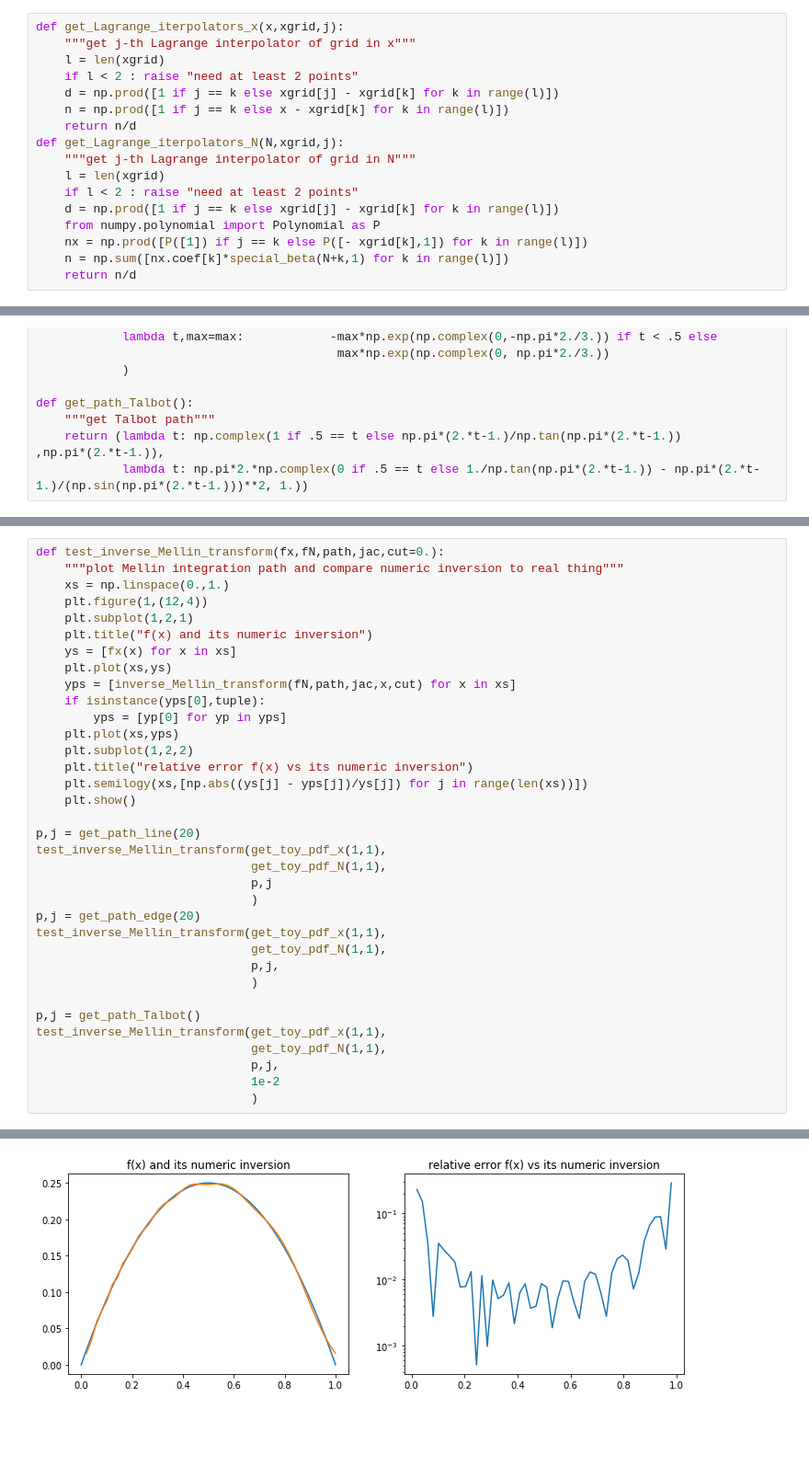
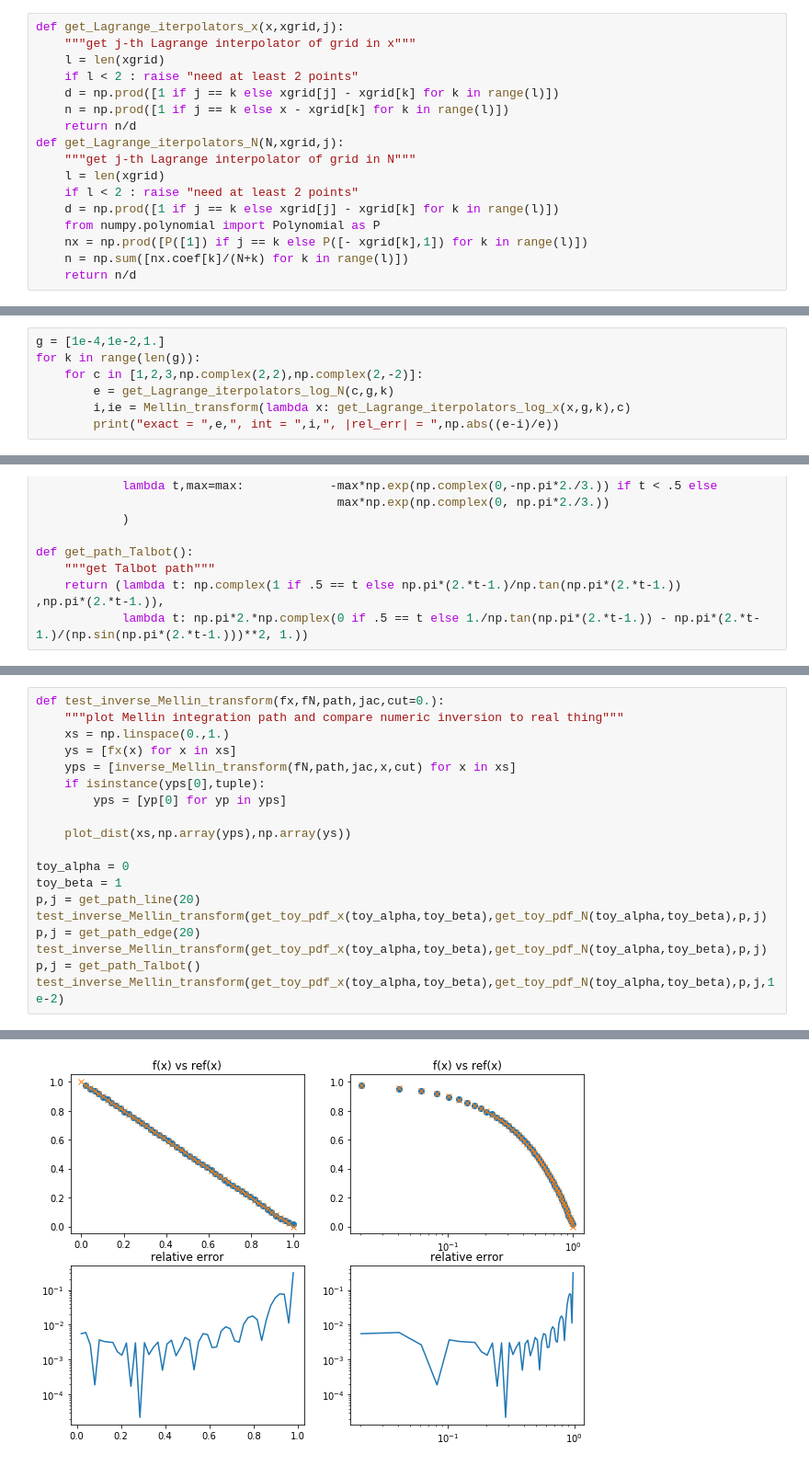
Before and after one commit to NNPDF/eko, a Jupyter notebook: jupyter/interpolation.ipynb, the cells around one changed output, grey strips where cells are left out. Shown at 92% size. Saved outputs shown, nothing was run; the diff lists cells and outputs as text; blank space fills up the shorter version.

```diff
--- a/jupyter/interpolation.ipynb
+++ b/jupyter/interpolation.ipynb
@@ -47,5 +47,5 @@ def get_Lagrange_iterpolators_N(N,xgrid,j):
     d = np.prod([1 if j == k else xgrid[j] - xgrid[k] for k in range(l)])
     from numpy.polynomial import Polynomial as P
     nx = np.prod([P([1]) if j == k else P([- xgrid[k],1]) for k in range(l)])
-    n = np.sum([nx.coef[k]*special_beta(N+k,1) for k in range(l)])
+    n = np.sum([nx.coef[k]/(N+k) for k in range(l)])
     return n/d
@@ -158,0 +202,7 @@ test_iterpolation_N(get_toy_pdf_x(toy_alpha,toy_beta),
+# %%
+g = [1e-4,1e-2,1.]
+for k in range(len(g)):
+    for c in [1,2,3,np.complex(2,2),np.complex(2,-2)]:
+        e = get_Lagrange_iterpolators_log_N(c,g,k)
+        i,ie = Mellin_transform(lambda x: get_Lagrange_iterpolators_log_x(x,g,k),c)
+        print("exact = ",e,", int = ",i,", |rel_err| = ",np.abs((e-i)/e))
@@ -210,44 +308,28 @@ plot_path(p,j,np.linspace(.2,.8))
 # %%
 def test_inverse_Mellin_transform(fx,fN,path,jac,cut=0.):
     """plot Mellin integration path and compare numeric inversion to real thing"""
     xs = np.linspace(0.,1.)
-    plt.figure(1,(12,4))
-    plt.subplot(1,2,1)
-    plt.title("f(x) and its numeric inversion")
     ys = [fx(x) for x in xs]
-    plt.plot(xs,ys)
     yps = [inverse_Mellin_transform(fN,path,jac,x,cut) for x in xs]
     if isinstance(yps[0],tuple):
         yps = [yp[0] for yp in yps]
-    plt.plot(xs,yps)
-    plt.subplot(1,2,2)
-    plt.title("relative error f(x) vs its numeric inversion")
-    plt.semilogy(xs,[np.abs((ys[j] - yps[j])/ys[j]) for j in range(len(xs))])
-    plt.show()
 
+    plot_dist(xs,np.array(yps),np.array(ys))
+
+toy_alpha = 0
+toy_beta = 1
 p,j = get_path_line(20)
-test_inverse_Mellin_transform(get_toy_pdf_x(1,1),
-                              get_toy_pdf_N(1,1),
-                              p,j
-                              )
+test_inverse_Mellin_transform(get_toy_pdf_x(toy_alpha,toy_beta),get_toy_pdf_N(toy_alpha,toy_beta),p,j)
 p,j = get_path_edge(20)
-test_inverse_Mellin_transform(get_toy_pdf_x(1,1),
-                              get_toy_pdf_N(1,1),
-                              p,j,
-                              )
-
+test_inverse_Mellin_transform(get_toy_pdf_x(toy_alpha,toy_beta),get_toy_pdf_N(toy_alpha,toy_beta),p,j)
 p,j = get_path_Talbot()
-test_inverse_Mellin_transform(get_toy_pdf_x(1,1),
-                              get_toy_pdf_N(1,1),
-                              p,j,
-                              1e-2
-                              )
+test_inverse_Mellin_transform(get_toy_pdf_x(toy_alpha,toy_beta),get_toy_pdf_N(toy_alpha,toy_beta),p,j,1e-2)
 # %% [output]
   underestimated.
   This is separate from the ipykernel package so we can avoid doing imports until
   the integrand in order to determine the difficulties.  If the position of a
   local difficulty can be determined (singularity, discontinuity) one will
   probably gain from splitting up the interval and calling the integrator
   on the subranges.  Perhaps a special-purpose integrator should be used.
   This is separate from the ipykernel package so we can avoid doing imports until
-[figure, old version]
+[figure, new version]
```
Also changed, not shown: parts of 14 cells of this notebook, 6 other files.
